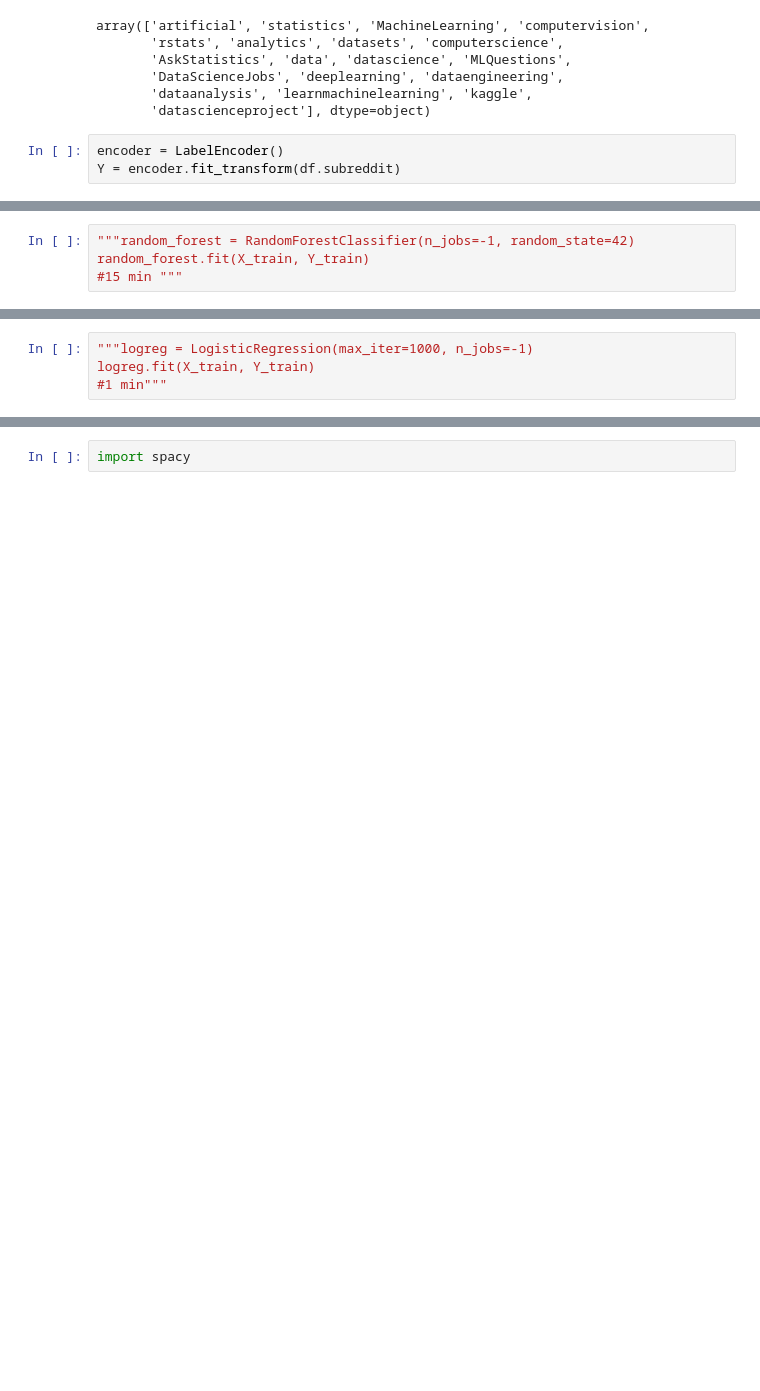
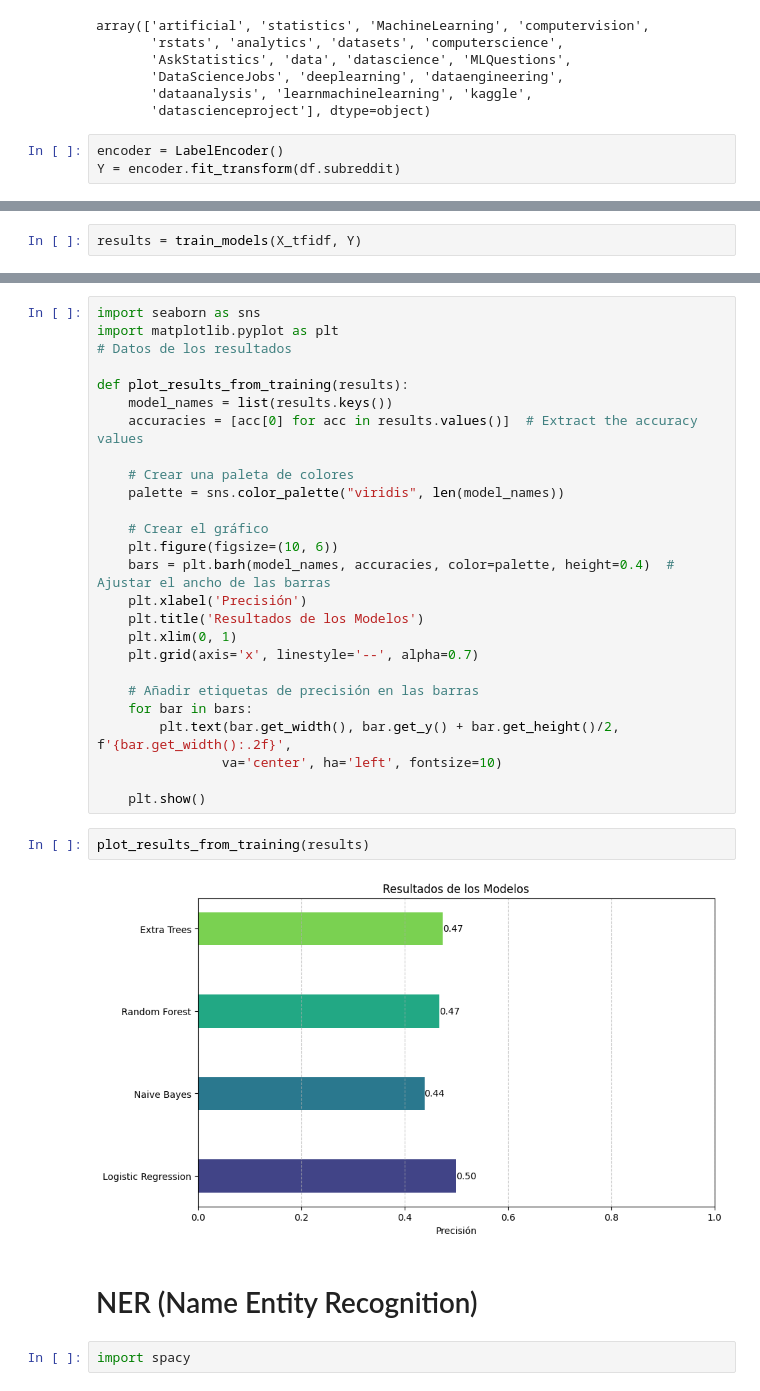
Before and after one commit to Chepados/NLP_Practica, a Jupyter notebook: Implementacion_modulo_2.ipynb, the cells around one changed output, grey strips where cells are left out. Saved outputs shown, nothing was run; the diff lists cells and outputs as text; blank space fills up the shorter version.

```diff
--- a/Implementacion_modulo_2.ipynb
+++ b/Implementacion_modulo_2.ipynb
@@ -83,4 +80,0 @@ from tqdm import tqdm
-# %%
-"""random_forest = RandomForestClassifier(n_jobs=-1, random_state=42)
-random_forest.fit(X_train, Y_train)
-#15 min """
@@ -89,4 +80,0 @@ random_forest.fit(X_train, Y_train)
-# %%
-"""logreg = LogisticRegression(max_iter=1000, n_jobs=-1)
-logreg.fit(X_train, Y_train)
-#1 min"""
@@ -176,0 +129,2 @@ Classification Report:
+# %%
+results = train_models(X_tfidf, Y)
@@ -177,3 +166,35 @@ Classification Report:
+# %%
+import seaborn as sns
+import matplotlib.pyplot as plt
+# Datos de los resultados
+
+def plot_results_from_training(results):
+    model_names = list(results.keys())
+    accuracies = [acc[0] for acc in results.values()]  # Extract the accuracy values
+
+    # Crear una paleta de colores
+    palette = sns.color_palette("viridis", len(model_names))
+
+    # Crear el gráfico
+    plt.figure(figsize=(10, 6))
+    bars = plt.barh(model_names, accuracies, color=palette, height=0.4)  # Ajustar el ancho de las barras
+    plt.xlabel('Precisión')
+    plt.title('Resultados de los Modelos')
+    plt.xlim(0, 1)
+    plt.grid(axis='x', linestyle='--', alpha=0.7)
+
+    # Añadir etiquetas de precisión en las barras
+    for bar in bars:
+        plt.text(bar.get_width(), bar.get_y() + bar.get_height()/2, f'{bar.get_width():.2f}',
+                va='center', ha='left', fontsize=10)
+
+    plt.show()
+# %%
+plot_results_from_training(results)
+# %% [output]
+[figure, added]
+# %% [markdown]
+# NER (Name Entity Recognition)
 # %%
 import spacy
 # %%
```
Also changed, not shown: parts of 40 cells of this notebook, 4 other files.
